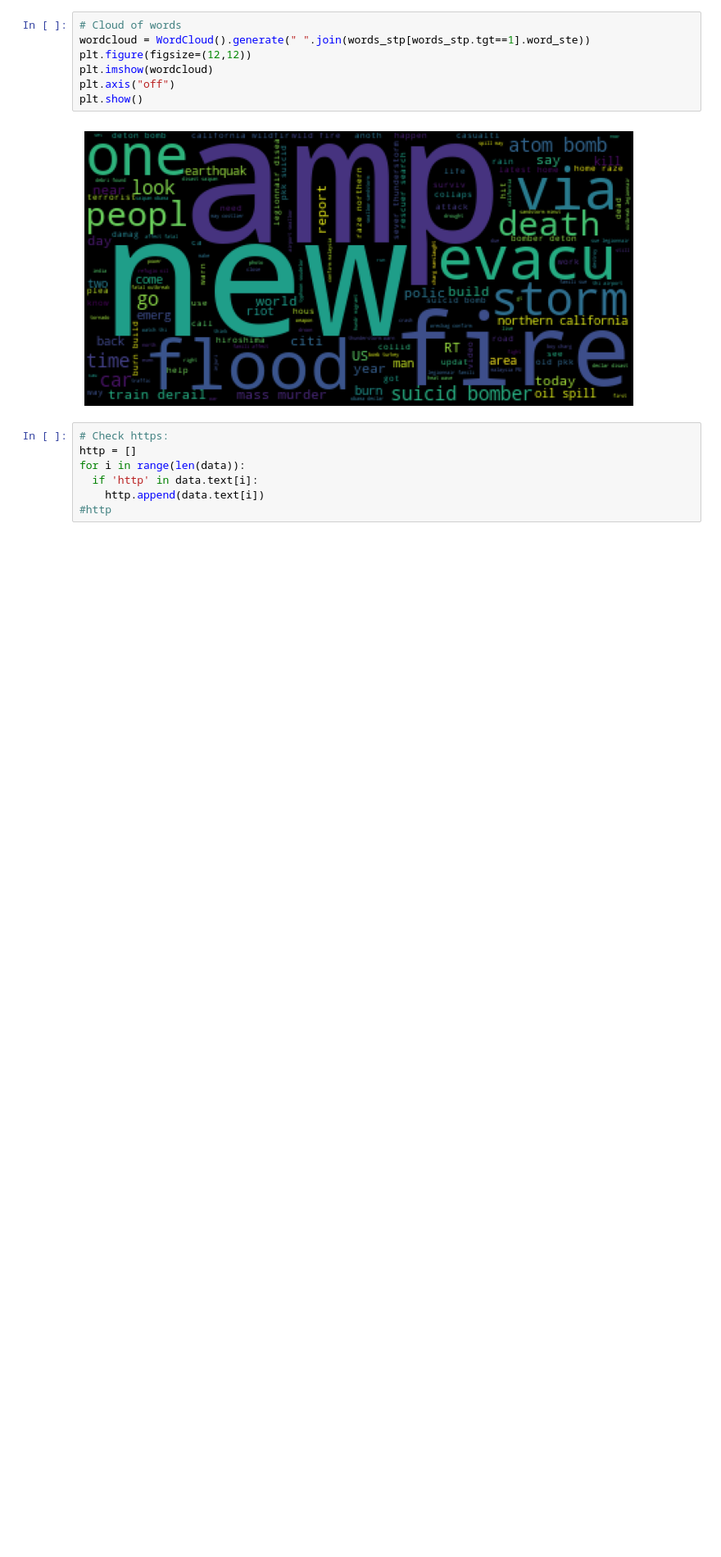
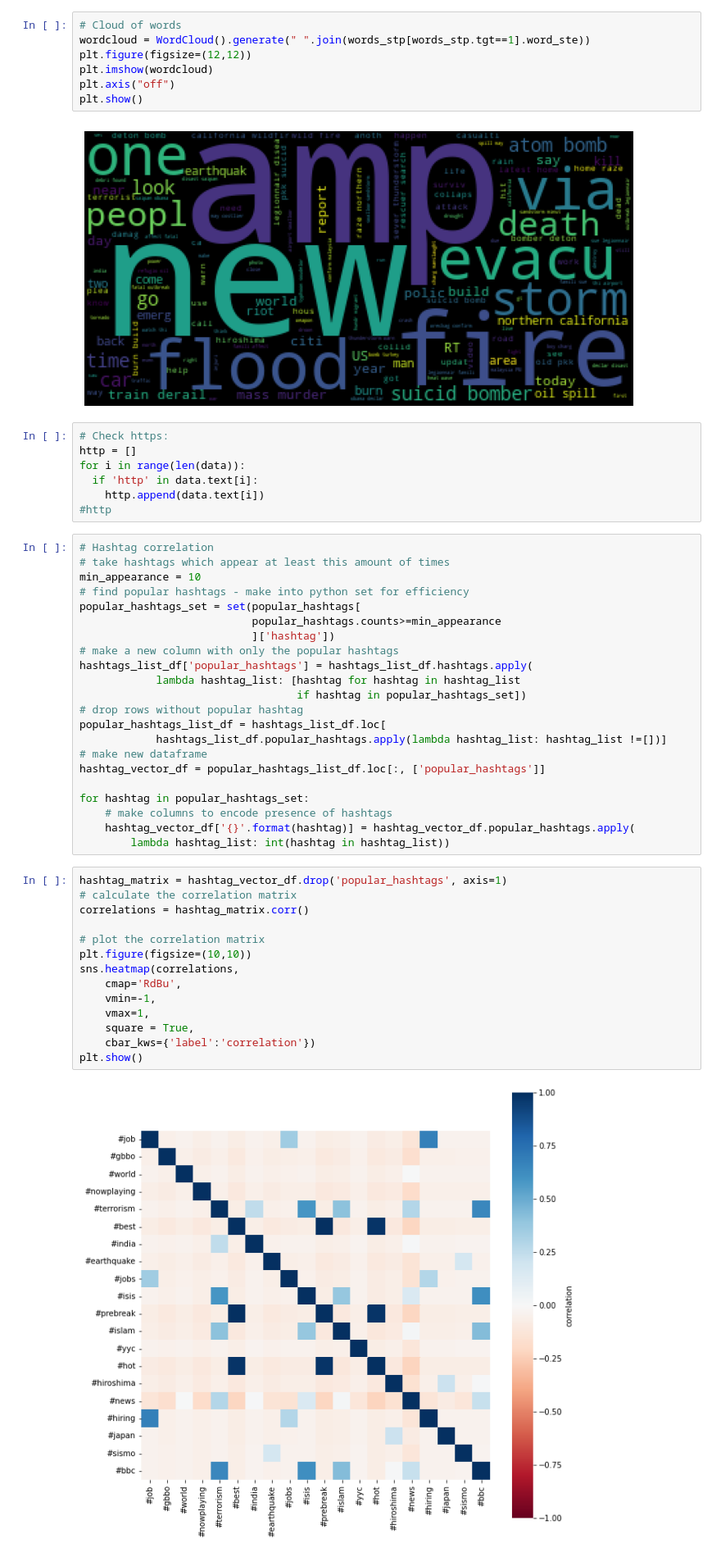
Before and after one commit to nviktorys/NLP0, a Jupyter notebook: 01_DataPreparation.ipynb, the cells around one changed output. Shown at 82% size. Cells and saved outputs as stored; diff of their text form; blank space fills up the shorter version.

```diff
--- a/01_DataPreparation.ipynb
+++ b/01_DataPreparation.ipynb
@@ -438,3 +503,41 @@ for i in range(len(data)):
   if 'http' in data.text[i]:
     http.append(data.text[i])
 #http
+# %%
+# Hashtag correlation
+# take hashtags which appear at least this amount of times
+min_appearance = 10
+# find popular hashtags - make into python set for efficiency
+popular_hashtags_set = set(popular_hashtags[
+                           popular_hashtags.counts>=min_appearance
+                           ]['hashtag'])
+# make a new column with only the popular hashtags
+hashtags_list_df['popular_hashtags'] = hashtags_list_df.hashtags.apply(
+            lambda hashtag_list: [hashtag for hashtag in hashtag_list
+                                  if hashtag in popular_hashtags_set])
+# drop rows without popular hashtag
+popular_hashtags_list_df = hashtags_list_df.loc[
+            hashtags_list_df.popular_hashtags.apply(lambda hashtag_list: hashtag_list !=[])]
+# make new dataframe
+hashtag_vector_df = popular_hashtags_list_df.loc[:, ['popular_hashtags']]
+
+for hashtag in popular_hashtags_set:
+    # make columns to encode presence of hashtags
+    hashtag_vector_df['{}'.format(hashtag)] = hashtag_vector_df.popular_hashtags.apply(
+        lambda hashtag_list: int(hashtag in hashtag_list))
+# %%
+hashtag_matrix = hashtag_vector_df.drop('popular_hashtags', axis=1)
+# calculate the correlation matrix
+correlations = hashtag_matrix.corr()
+
+# plot the correlation matrix
+plt.figure(figsize=(10,10))
+sns.heatmap(correlations,
+    cmap='RdBu',
+    vmin=-1,
+    vmax=1,
+    square = True,
+    cbar_kws={'label':'correlation'})
+plt.show()
+# %% [output]
+[figure, added]
```
Also changed, not shown: parts of 12 cells of this notebook, 1 other file.
